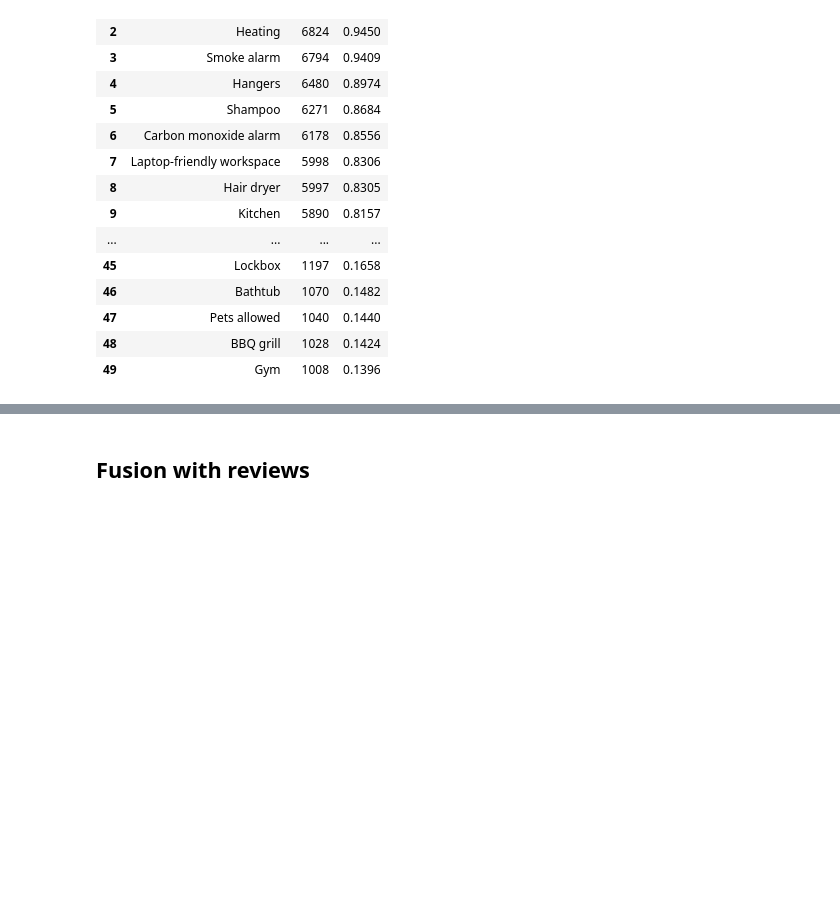
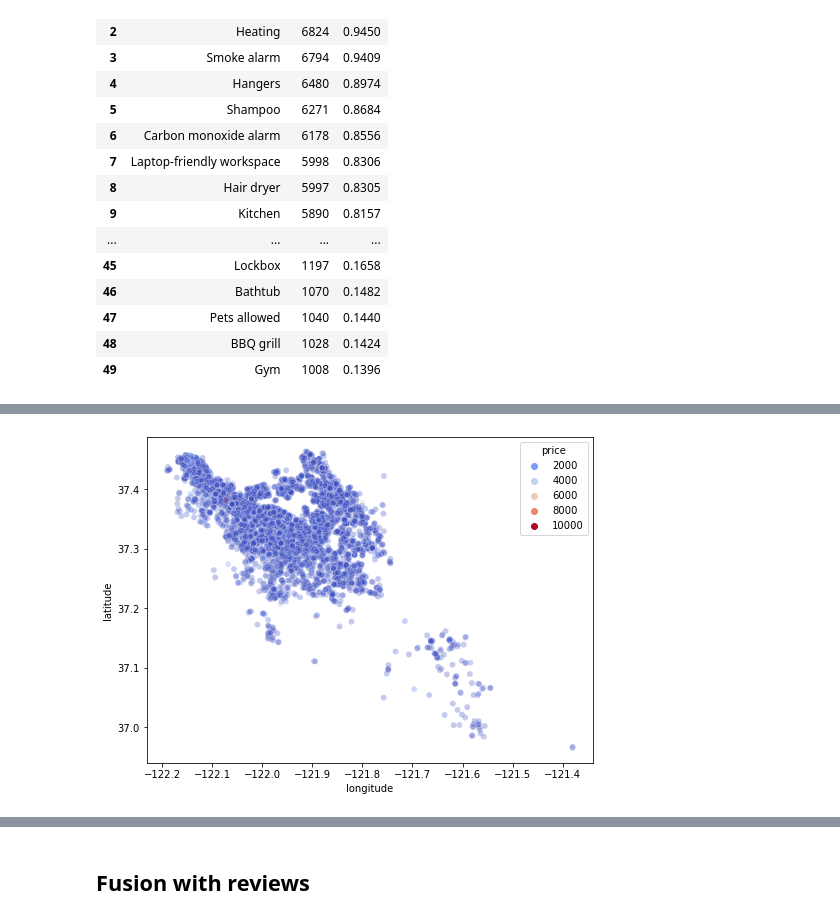
Before and after one commit to johnfcchan/crackdatescience, a Jupyter notebook: Airbnb_evan.ipynb, the cells around one changed output, grey strips where cells are left out. Drawn from its saved outputs; the diff is of its cells as text; code cells hidden in the pictures; blank space fills up the shorter version.

```diff
--- a/Airbnb_evan.ipynb
+++ b/Airbnb_evan.ipynb
@@ -618,0 +655,14 @@ sub_df.sort_values(by=['count'], ascending=False)
+# %%
+_,ax = plt.subplots(figsize=(8, 6))
+
+g = sns.scatterplot(x=data['longitude'],
+                    y=data['latitude'],
+                    data=data,
+                    ax=ax,
+                    alpha=0.3,
+                    hue='price',
+                    palette='coolwarm')
+
+plt.show()
+# %% [output]
+[figure, added]
```
Also changed, not shown: parts of 24 cells of this notebook, 1 other file.
